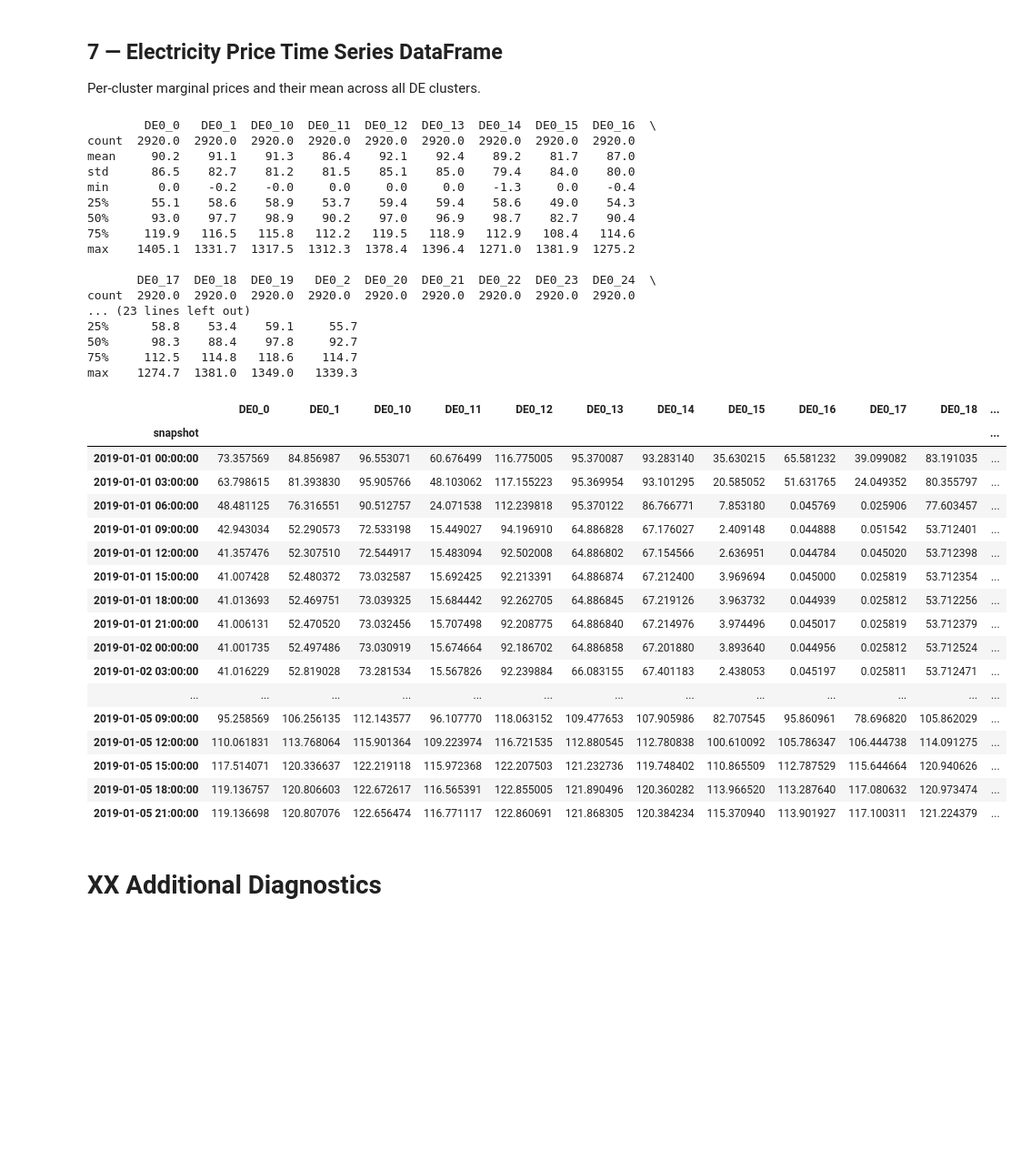
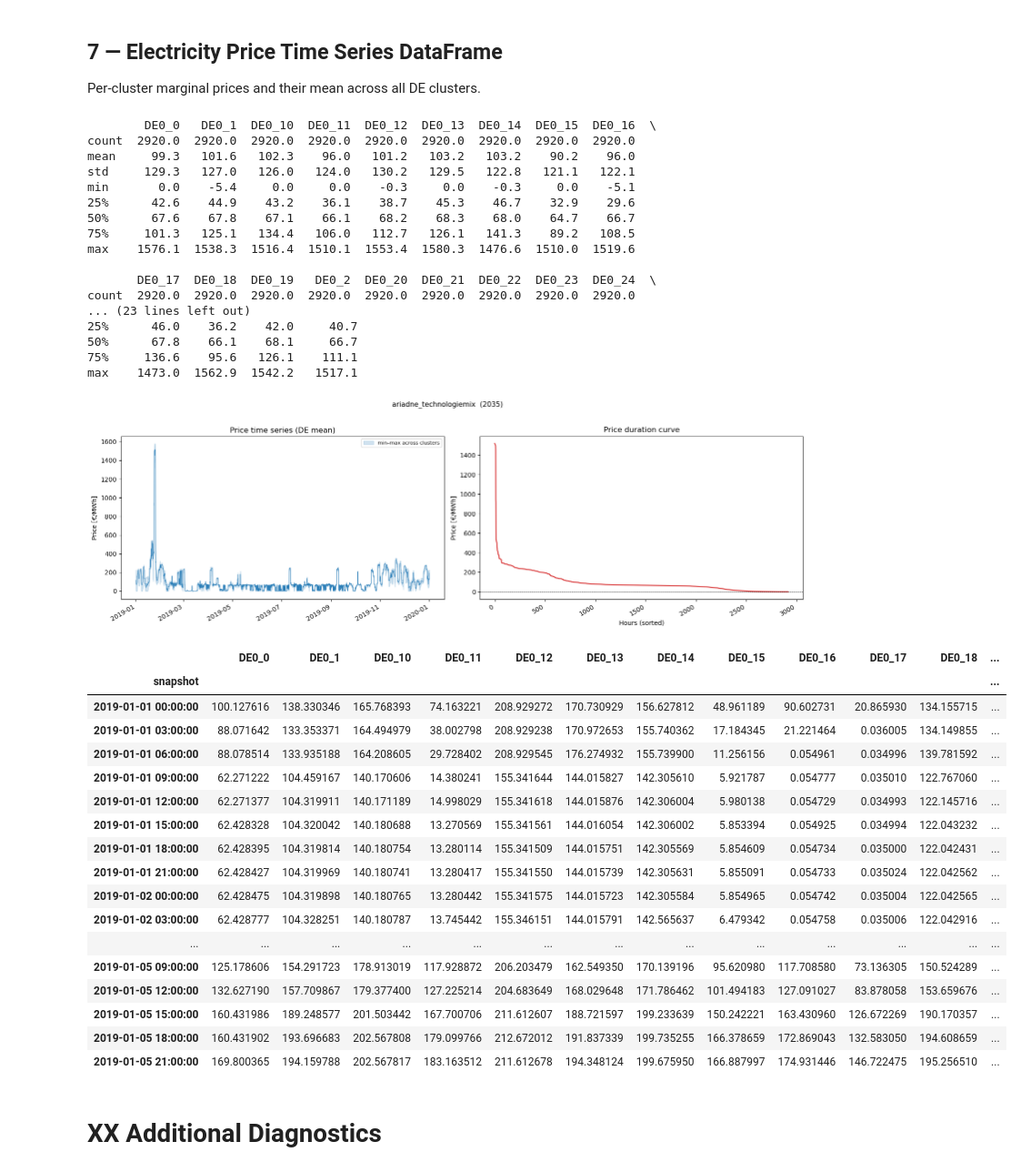
Before and after one commit to FiBe-ie2s/pypsa-de, a Jupyter notebook: thesis/analysis.ipynb, the cells around one changed output. Shown at 91% size. Saved outputs shown, nothing was run; the diff lists cells and outputs as text; code cells hidden in the pictures; blank space fills up the shorter version.

```diff
--- a/thesis/analysis.ipynb
+++ b/thesis/analysis.ipynb
@@ -96,7 +96,12 @@ def load(path):
         & ~n.links.index.str.endswith("-reversed")
     ]  # links delivering power into DE AC buses (CHPs, CCGTs, H2 turbines, ...)
 
-    regions = gpd.read_file(ROOT / "resources" / f"regions_onshore_base_s_{clusters}.geojson")
+    regions_path = ROOT / "resources" / f"regions_onshore_base_s_{clusters}.geojson"
+    if regions_path.exists():
+        regions = gpd.read_file(regions_path)
+    else:
+        print(f"  (no regions file for {clusters} clusters — map cells will have no zones)")
+        regions = gpd.GeoDataFrame(columns=["name", "geometry"], geometry="geometry")
 
     print(f"loaded  {label}  ({year})  —  {len(n.buses)} buses, "
           f"{len(de_buses)} DE AC buses, {len(n.snapshots)} snapshots")
@@ -120,7 +125,9 @@ def load(path):
 # %%
 #nw_default_2035 = load(ROOT / r"results\default4712SS\KN2045_Mix\networks\base_s_27__none_2035.nc")
 #nw_default_2030 = load(ROOT / r"results\default4712SS\KN2045_Mix\networks\base_s_27__none_2030.nc")
-nw_fixedcap_2035 = load(ROOT / r"results\test02_fixedcap\KN2045_Mix\networks\base_s_27__none_2035_op.nc")
-nw_test02_custom_map_2035 = load(ROOT / r"results\test02_custom_map\KN2045_Mix\networks\base_s_27__none_2035.nc")
-#nw_ariadne = load(ROOT / r"results\ariadne_technologiemix\base_s_49_lvopt__none_2035.nc")
+#nw_test_fixedcap_2035 = load(ROOT / r"results\test02_fixedcap\KN2045_Mix\networks\base_s_27__none_2035_op.nc")
+#nw_fixedcap_2035 = load(ROOT / r"results\default4712SS_fixedcap\KN2045_Mix\networks\base_s_27__none_2035_op.nc")
+
+#nw_test02_custom_map_2035 = load(ROOT / r"results\test02_custom_map\KN2045_Mix\networks\base_s_27__none_2035.nc")
+nw_ariadne = load(ROOT / r"results\ariadne_technologiemix\base_s_49_lvopt__none_2035.nc")
 # %% [output]
@@ -699,7 +715,7 @@ plt.show()
 ## 7 — Electricity Price Time Series DataFrame
 Per-cluster marginal prices and their mean across all DE clusters.
 # %%
-analyzed_nw = nw_default          # <- pick the network to analyse in this cell
+analyzed_nw = nw_ariadne          # <- pick the network to analyse in this cell
 globals().update(analyzed_nw)
 
 # Per-cluster marginal prices + DE mean
@@ -714,60 +730,61 @@ axes[0].plot(prices_df.index, prices_df["DE_mean"], linewidth=0.6, color="#1f77b
 axes[0].fill_between(prices_df.index,
                      prices_df.drop(columns="DE_mean").min(axis=1),
                      prices_df.drop(columns="DE_mean").max(axis=1),
                      alpha=0.2, color="#1f77b4", label="min–max across clusters")
 axes[0].set_ylabel("Price [€/MWh]")
 axes[0].set_title("Price time series (DE mean)")
 axes[0].legend(fontsize=8)
 fig.autofmt_xdate()
 
 sorted_prices = np.sort(prices_df["DE_mean"].values)[::-1]
 axes[1].plot(range(len(sorted_prices)), sorted_prices, color="#d62728")
 axes[1].set_xlabel("Hours (sorted)")
 axes[1].set_ylabel("Price [€/MWh]")
 axes[1].set_title("Price duration curve")
 axes[1].axhline(0, color="k", linewidth=0.5, linestyle="--")
 
 fig.suptitle(TITLE, y=1.02, fontsize=11)
 plt.tight_layout()
 plt.show()
 
 prices_df.head(40)
 # %% [output]
         DE0_0   DE0_1  DE0_10  DE0_11  DE0_12  DE0_13  DE0_14  DE0_15  DE0_16  \
 count  2920.0  2920.0  2920.0  2920.0  2920.0  2920.0  2920.0  2920.0  2920.0
-mean     90.2    91.1    91.3    86.4    92.1    92.4    89.2    81.7    87.0
-std      86.5    82.7    81.2    81.5    85.1    85.0    79.4    84.0    80.0
-min       0.0    -0.2    -0.0     0.0     0.0     0.0    -1.3     0.0    -0.4
-25%      55.1    58.6    58.9    53.7    59.4    59.4    58.6    49.0    54.3
-50%      93.0    97.7    98.9    90.2    97.0    96.9    98.7    82.7    90.4
-75%     119.9   116.5   115.8   112.2   119.5   118.9   112.9   108.4   114.6
-max    1405.1  1331.7  1317.5  1312.3  1378.4  1396.4  1271.0  1381.9  1275.2
+mean     99.3   101.6   102.3    96.0   101.2   103.2   103.2    90.2    96.0
+std     129.3   127.0   126.0   124.0   130.2   129.5   122.8   121.1   122.1
+min       0.0    -5.4     0.0     0.0    -0.3     0.0    -0.3     0.0    -5.1
+25%      42.6    44.9    43.2    36.1    38.7    45.3    46.7    32.9    29.6
+50%      67.6    67.8    67.1    66.1    68.2    68.3    68.0    64.7    66.7
+75%     101.3   125.1   134.4   106.0   112.7   126.1   141.3    89.2   108.5
+max    1576.1  1538.3  1516.4  1510.1  1553.4  1580.3  1476.6  1510.0  1519.6
 
        DE0_17  DE0_18  DE0_19   DE0_2  DE0_20  DE0_21  DE0_22  DE0_23  DE0_24  \
 count  2920.0  2920.0  2920.0  2920.0  2920.0  2920.0  2920.0  2920.0  2920.0
 ... (23 lines left out)
-25%      58.8    53.4    59.1     55.7
-50%      98.3    88.4    97.8     92.7
-75%     112.5   114.8   118.6    114.7
-max    1274.7  1381.0  1349.0   1339.3
+25%      46.0    36.2    42.0     40.7
+50%      67.8    66.1    68.1     66.7
+75%     136.6    95.6   126.1    111.1
+max    1473.0  1562.9  1542.2   1517.1
+[figure, added]
 |  | DE0_0 | DE0_1 | DE0_10 | DE0_11 | DE0_12 | DE0_13 | DE0_14 | DE0_15 | DE0_16 | DE0_17 | DE0_18 | ... |
 | snapshot |  |  |  |  |  |  |  |  |  |  |  | ... |
-| 2019-01-01 00:00:00 | 73.357569 | 84.856987 | 96.553071 | 60.676499 | 116.775005 | 95.370087 | 93.283140 | 35.630215 | 65.581232 | 39.099082 | 83.191035 | ... |
-| 2019-01-01 03:00:00 | 63.798615 | 81.393830 | 95.905766 | 48.103062 | 117.155223 | 95.369954 | 93.101295 | 20.585052 | 51.631765 | 24.049352 | 80.355797 | ... |
-| 2019-01-01 06:00:00 | 48.481125 | 76.316551 | 90.512757 | 24.071538 | 112.239818 | 95.370122 | 86.766771 | 7.853180 | 0.045769 | 0.025906 | 77.603457 | ... |
-| 2019-01-01 09:00:00 | 42.943034 | 52.290573 | 72.533198 | 15.449027 | 94.196910 | 64.886828 | 67.176027 | 2.409148 | 0.044888 | 0.051542 | 53.712401 | ... |
-| 2019-01-01 12:00:00 | 41.357476 | 52.307510 | 72.544917 | 15.483094 | 92.502008 | 64.886802 | 67.154566 | 2.636951 | 0.044784 | 0.045020 | 53.712398 | ... |
-| 2019-01-01 15:00:00 | 41.007428 | 52.480372 | 73.032587 | 15.692425 | 92.213391 | 64.886874 | 67.212400 | 3.969694 | 0.045000 | 0.025819 | 53.712354 | ... |
-| 2019-01-01 18:00:00 | 41.013693 | 52.469751 | 73.039325 | 15.684442 | 92.262705 | 64.886845 | 67.219126 | 3.963732 | 0.044939 | 0.025812 | 53.712256 | ... |
-| 2019-01-01 21:00:00 | 41.006131 | 52.470520 | 73.032456 | 15.707498 | 92.208775 | 64.886840 | 67.214976 | 3.974496 | 0.045017 | 0.025819 | 53.712379 | ... |
-| 2019-01-02 00:00:00 | 41.001735 | 52.497486 | 73.030919 | 15.674664 | 92.186702 | 64.886858 | 67.201880 | 3.893640 | 0.044956 | 0.025812 | 53.712524 | ... |
-| 2019-01-02 03:00:00 | 41.016229 | 52.819028 | 73.281534 | 15.567826 | 92.239884 | 66.083155 | 67.401183 | 2.438053 | 0.045197 | 0.025811 | 53.712471 | ... |
+| 2019-01-01 00:00:00 | 100.127616 | 138.330346 | 165.768393 | 74.163221 | 208.929272 | 170.730929 | 156.627812 | 48.961189 | 90.602731 | 20.865930 | 134.155715 | ... |
+| 2019-01-01 03:00:00 | 88.071642 | 133.353371 | 164.494979 | 38.002798 | 208.929238 | 170.972653 | 155.740362 | 17.184345 | 21.221464 | 0.036005 | 134.149855 | ... |
+| 2019-01-01 06:00:00 | 88.078514 | 133.935188 | 164.208605 | 29.728402 | 208.929545 | 176.274932 | 155.739900 | 11.256156 | 0.054961 | 0.034996 | 139.781592 | ... |
+| 2019-01-01 09:00:00 | 62.271222 | 104.459167 | 140.170606 | 14.380241 | 155.341644 | 144.015827 | 142.305610 | 5.921787 | 0.054777 | 0.035010 | 122.767060 | ... |
+| 2019-01-01 12:00:00 | 62.271377 | 104.319911 | 140.171189 | 14.998029 | 155.341618 | 144.015876 | 142.306004 | 5.980138 | 0.054729 | 0.034993 | 122.145716 | ... |
+| 2019-01-01 15:00:00 | 62.428328 | 104.320042 | 140.180688 | 13.270569 | 155.341561 | 144.016054 | 142.306002 | 5.853394 | 0.054925 | 0.034994 | 122.043232 | ... |
+| 2019-01-01 18:00:00 | 62.428395 | 104.319814 | 140.180754 | 13.280114 | 155.341509 | 144.015751 | 142.305569 | 5.854609 | 0.054734 | 0.035000 | 122.042431 | ... |
+| 2019-01-01 21:00:00 | 62.428427 | 104.319969 | 140.180741 | 13.280417 | 155.341550 | 144.015739 | 142.305631 | 5.855091 | 0.054733 | 0.035024 | 122.042562 | ... |
+| 2019-01-02 00:00:00 | 62.428475 | 104.319898 | 140.180765 | 13.280442 | 155.341575 | 144.015723 | 142.305584 | 5.854965 | 0.054742 | 0.035004 | 122.042565 | ... |
+| 2019-01-02 03:00:00 | 62.428777 | 104.328251 | 140.180787 | 13.745442 | 155.346151 | 144.015791 | 142.565637 | 6.479342 | 0.054758 | 0.035006 | 122.042916 | ... |
 | ... | ... | ... | ... | ... | ... | ... | ... | ... | ... | ... | ... | ... |
-| 2019-01-05 09:00:00 | 95.258569 | 106.256135 | 112.143577 | 96.107770 | 118.063152 | 109.477653 | 107.905986 | 82.707545 | 95.860961 | 78.696820 | 105.862029 | ... |
-| 2019-01-05 12:00:00 | 110.061831 | 113.768064 | 115.901364 | 109.223974 | 116.721535 | 112.880545 | 112.780838 | 100.610092 | 105.786347 | 106.444738 | 114.091275 | ... |
-| 2019-01-05 15:00:00 | 117.514071 | 120.336637 | 122.219118 | 115.972368 | 122.207503 | 121.232736 | 119.748402 | 110.865509 | 112.787529 | 115.644664 | 120.940626 | ... |
-| 2019-01-05 18:00:00 | 119.136757 | 120.806603 | 122.672617 | 116.565391 | 122.855005 | 121.890496 | 120.360282 | 113.966520 | 113.287640 | 117.080632 | 120.973474 | ... |
-| 2019-01-05 21:00:00 | 119.136698 | 120.807076 | 122.656474 | 116.771117 | 122.860691 | 121.868305 | 120.384234 | 115.370940 | 113.901927 | 117.100311 | 121.224379 | ... |
+| 2019-01-05 09:00:00 | 125.178606 | 154.291723 | 178.913019 | 117.928872 | 206.203479 | 162.549350 | 170.139196 | 95.620980 | 117.708580 | 73.136305 | 150.524289 | ... |
+| 2019-01-05 12:00:00 | 132.627190 | 157.709867 | 179.377400 | 127.225214 | 204.683649 | 168.029648 | 171.786462 | 101.494183 | 127.091027 | 83.878058 | 153.659676 | ... |
+| 2019-01-05 15:00:00 | 160.431986 | 189.248577 | 201.503442 | 167.700706 | 211.612607 | 188.721597 | 199.233639 | 150.242221 | 163.430960 | 126.672269 | 190.170357 | ... |
+| 2019-01-05 18:00:00 | 160.431902 | 193.696683 | 202.567808 | 179.099766 | 212.672012 | 191.837339 | 199.735255 | 166.378659 | 172.869043 | 132.583050 | 194.608659 | ... |
+| 2019-01-05 21:00:00 | 169.800365 | 194.159788 | 202.567817 | 183.163512 | 211.612678 | 194.348124 | 199.675950 | 166.887997 | 174.931446 | 146.722475 | 195.256510 | ... |
 # %% [markdown]
 # XX Additional Diagnostics
 # %%
```
Also changed, not shown: parts of 5 cells of this notebook, 2 other files.
